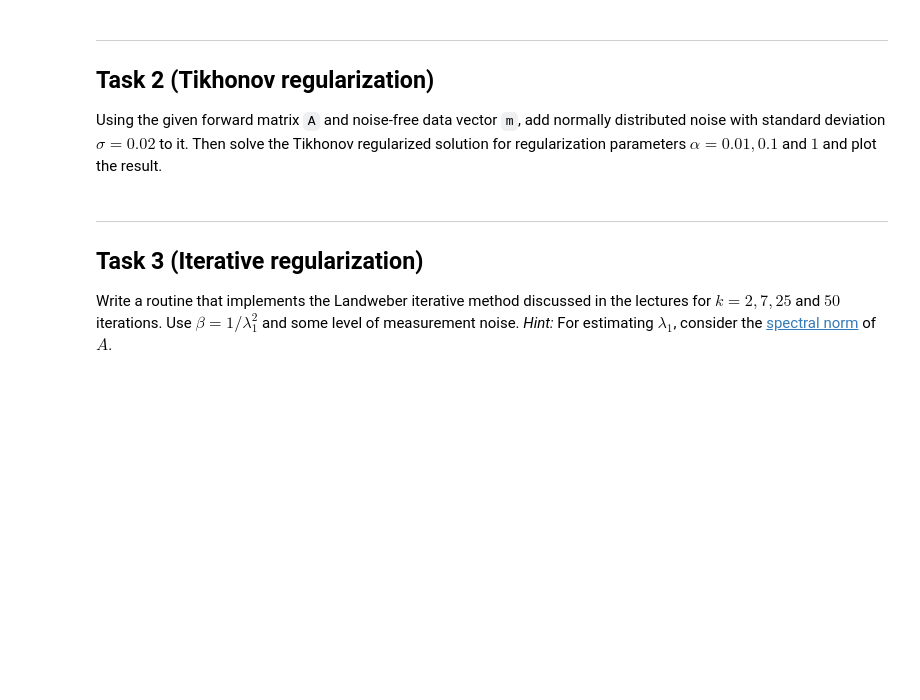
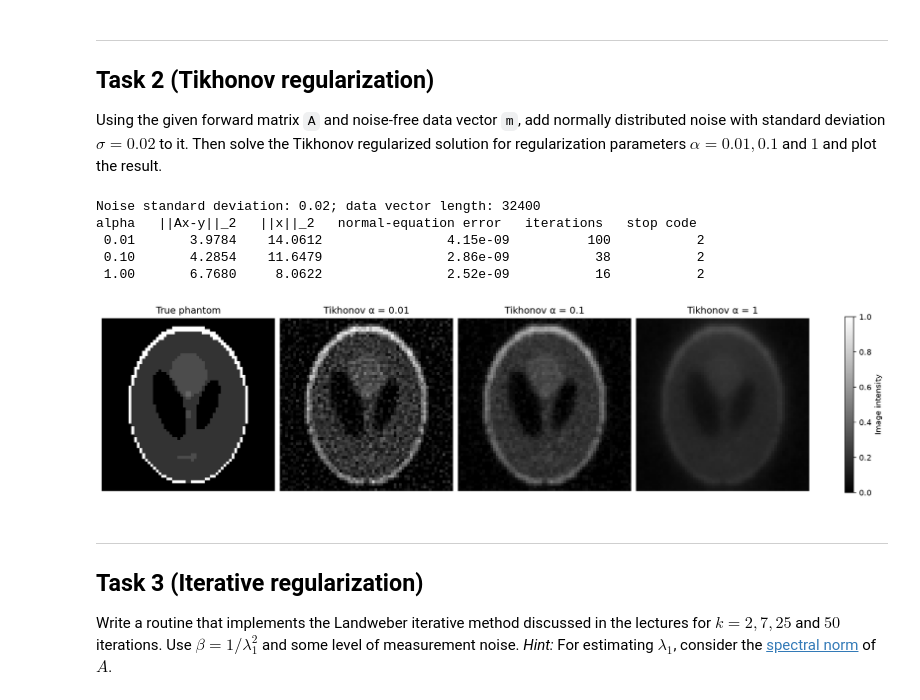
Before and after one commit to AdrianKhalatbari/Inverse_Problems_Exercises, a Jupyter notebook: 4_Nonlinear_IPs/Exercise03_Khalatbari_Mohammad.ipynb, the cells around one changed output. Cells and saved outputs as stored; diff of their text form; code cells hidden in the pictures; blank space fills up the shorter version.

```diff
--- a/4_Nonlinear_IPs/Exercise03_Khalatbari_Mohammad.ipynb
+++ b/4_Nonlinear_IPs/Exercise03_Khalatbari_Mohammad.ipynb
@@ -219,6 +210,57 @@ Shepp–Logan's $|s|\,\mathrm{sinc}(s/2)$ multiplier reduces high frequencies, b
 ___
 ## Task 2 (Tikhonov regularization)
 Using the given forward matrix `A` and noise-free data vector `m`, add normally distributed noise with standard deviation $\sigma = 0.02$ to it. Then solve the Tikhonov regularized solution for regularization parameters $\alpha = 0.01, 0.1$ and $1$ and plot the result.
+# %%
+from scipy.sparse.linalg import lsmr
+
+# Step 1: Form a reproducible noisy data vector in A's row ordering
+sigma_tikhonov = 0.02
+rng_tikhonov = np.random.default_rng(43)
+m_vector = m.ravel(order="C")
+y = m_vector + sigma_tikhonov * rng_tikhonov.standard_normal(m_vector.shape)
+assert A.shape == (y.size, N * N)
+
+# Step 2: Solve ||A x - y||^2 + alpha ||x||^2 for each required alpha
+alphas = (0.01, 0.1, 1.0)
+tikhonov_reconstructions = {}
+tikhonov_results = {}
+for alpha in alphas:
+    result = lsmr(A, y, damp=np.sqrt(alpha), atol=1e-10, btol=1e-10, maxiter=2000)
+    x_alpha = result[0]
+    tikhonov_reconstructions[alpha] = x_alpha.reshape((N, N))
+    residual = np.linalg.norm(A @ x_alpha - y)
+    solution_norm = np.linalg.norm(x_alpha)
+    normal_error = np.linalg.norm(A.T @ (A @ x_alpha - y) + alpha * x_alpha)
+    tikhonov_results[alpha] = (residual, solution_norm, normal_error, result[2], result[1])
+    assert np.isfinite(x_alpha).all()
+
+# Step 3: Report the fit, regularization effect, and normal-equation check
+print(f"Noise standard deviation: {sigma_tikhonov:.2f}; data vector length: {y.size}")
+print("alpha   ||Ax-y||_2   ||x||_2   normal-equation error   iterations   stop code")
+for alpha in alphas:
+    residual, solution_norm, normal_error, iterations, stop_code = tikhonov_results[alpha]
+    print(f"{alpha:5.2f}   {residual:10.4f}   {solution_norm:8.4f}   "
+          f"{normal_error:21.2e}   {iterations:10d}   {stop_code:9d}")
+
+# Step 4: Compare reconstructions on the same grayscale scale as the phantom
+fig, axes = plt.subplots(1, 4, figsize=(14, 4), constrained_layout=True)
+for ax, image, title in zip(
+    axes,
+    (x_true, *(tikhonov_reconstructions[alpha] for alpha in alphas)),
+    ("True phantom", *(f"Tikhonov α = {alpha:g}" for alpha in alphas)),
+):
+    im = ax.imshow(image, cmap="gray", vmin=0, vmax=1)
+    ax.set_title(title)
+    ax.axis("off")
+fig.colorbar(im, ax=axes, shrink=0.8, label="Image intensity")
+plt.show()
+# %% [output]
+Noise standard deviation: 0.02; data vector length: 32400
+alpha   ||Ax-y||_2   ||x||_2   normal-equation error   iterations   stop code
+ 0.01       3.9784    14.0612                4.15e-09          100           2
+ 0.10       4.2854    11.6479                2.86e-09           38           2
+ 1.00       6.7680     8.0622                2.52e-09           16           2
+[figure, added]
 # %% [markdown]
 ___
 ## Task 3 (Iterative regularization)
```
Also changed, not shown: parts of 1 cell of this notebook.
